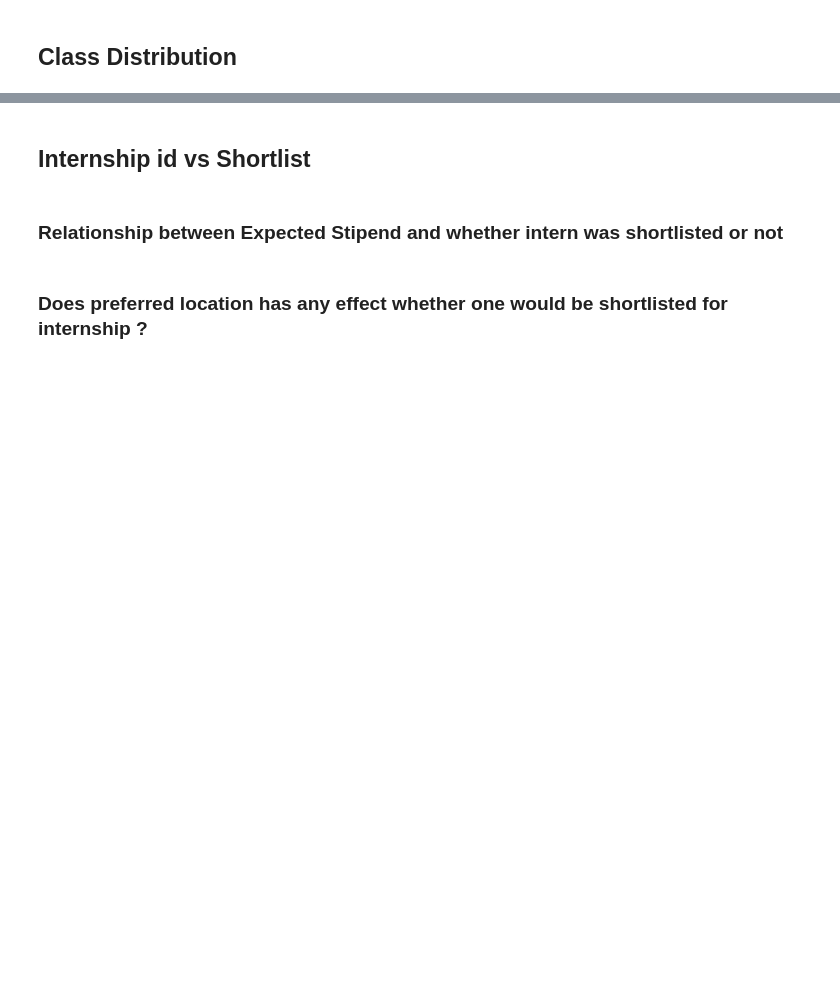
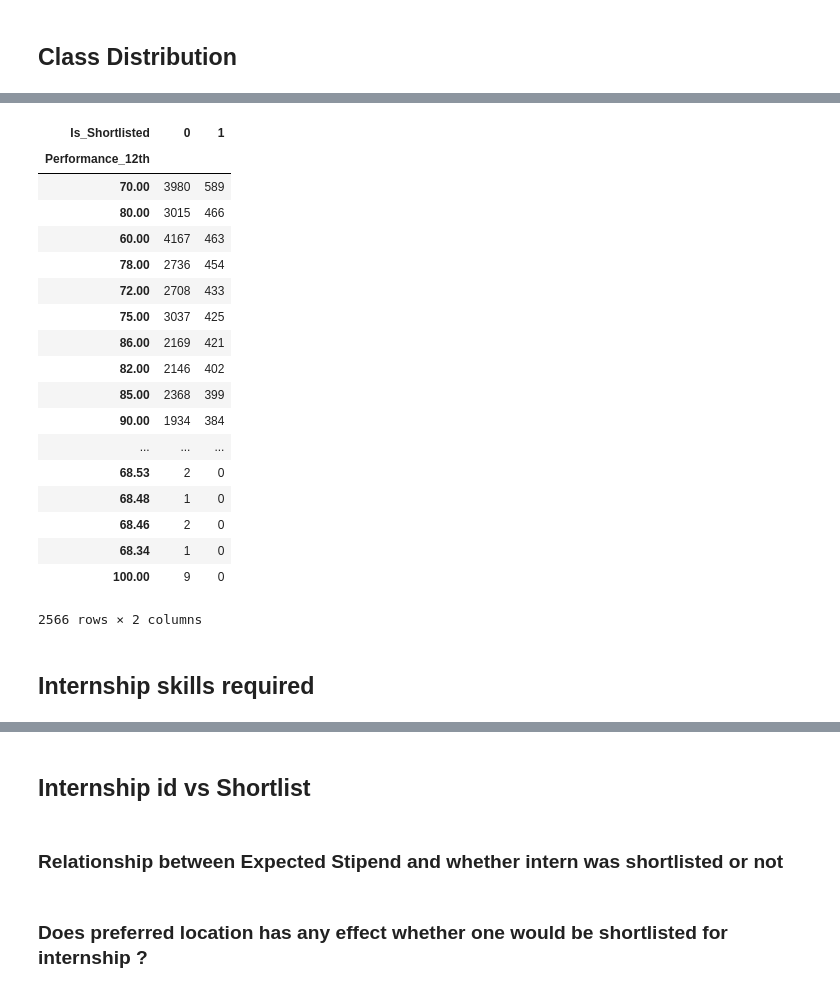
Before and after one commit to numb3r33/av-practice, a Jupyter notebook: date-your_data/notebooks/Date_Your_Data - Exploratory Data Analysis.ipynb, the cells around one changed output, grey strips where cells are left out. Cells and saved outputs as stored; diff of their text form; code cells hidden in the pictures; blank space fills up the shorter version.

```diff
--- a/date-your_data/notebooks/Date_Your_Data - Exploratory Data Analysis.ipynb
+++ b/date-your_data/notebooks/Date_Your_Data - Exploratory Data Analysis.ipynb
@@ -39,0 +204,10 @@ train.Is_Shortlisted.value_counts()
+# %%
+def fix_percentage(row):
+    percentage = row['Performance_UG']
+
+    if row['UG_Scale'] == 100:
+        percentage  /= 10
+
+    return percentage
+
+train_merged.loc[:, 'Performance_UG'] = train_merged.apply(fix_percentage, axis=1)
@@ -39,0 +216,24 @@ train.Is_Shortlisted.value_counts()
+# %%
+train_merged.groupby(['Performance_12th', 'Is_Shortlisted']).size().unstack(1).fillna(0).sort_values(by=1, ascending=False)
+# %% [output]
+| Is_Shortlisted | 0 | 1 |
+| Performance_12th |  |  |
+| 70.00 | 3980 | 589 |
+| 80.00 | 3015 | 466 |
+| 60.00 | 4167 | 463 |
+| 78.00 | 2736 | 454 |
+| 72.00 | 2708 | 433 |
+| 75.00 | 3037 | 425 |
+| 86.00 | 2169 | 421 |
+| 82.00 | 2146 | 402 |
+| 85.00 | 2368 | 399 |
+| 90.00 | 1934 | 384 |
+| ... | ... | ... |
+| 68.53 | 2 | 0 |
+| 68.48 | 1 | 0 |
+| 68.46 | 2 | 0 |
+| 68.34 | 1 | 0 |
+| 100.00 | 9 | 0 |
+2566 rows × 2 columns
+# %% [markdown]
+## Internship skills required
```
Also changed, not shown: parts of 22 cells of this notebook, 1 other file.
